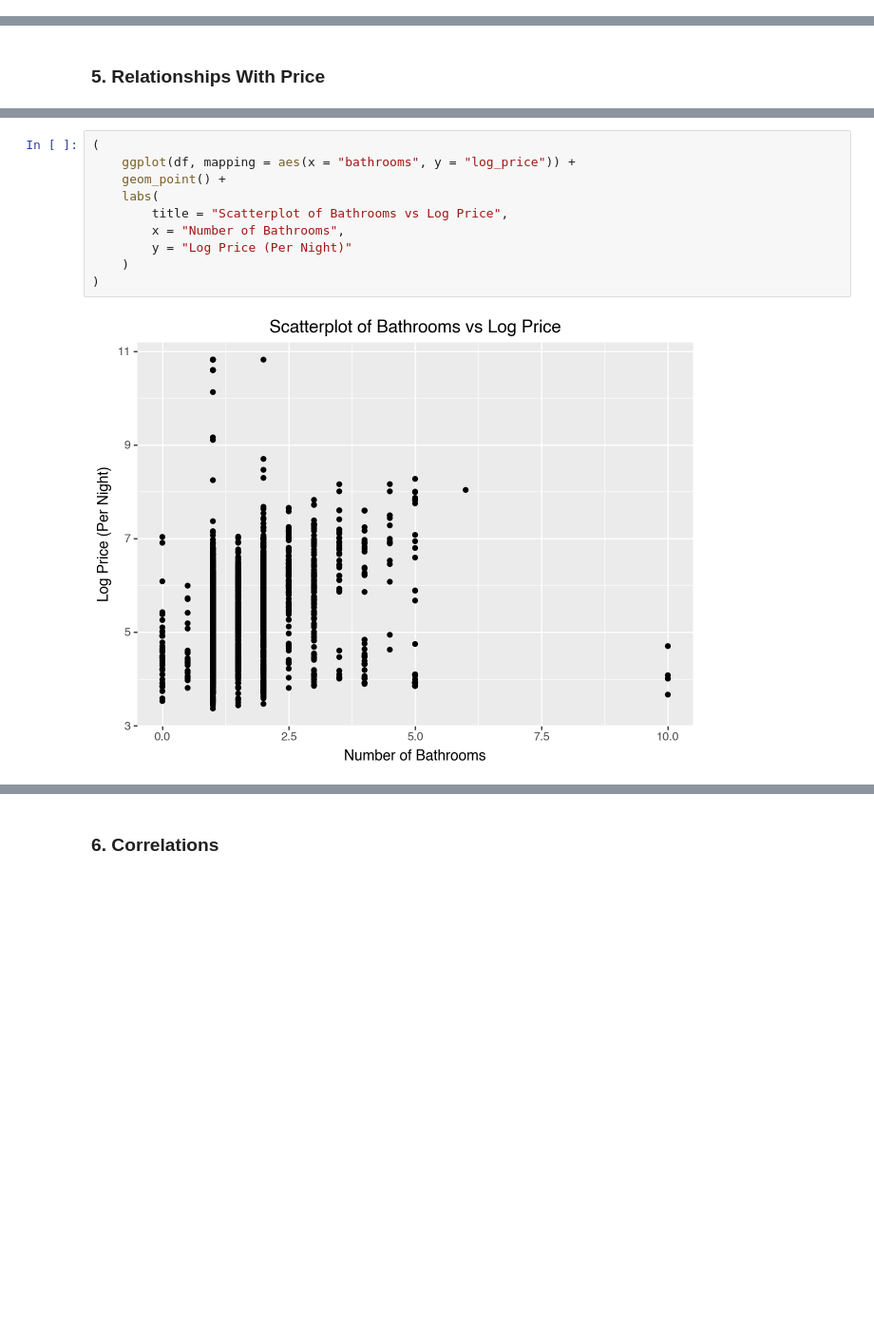
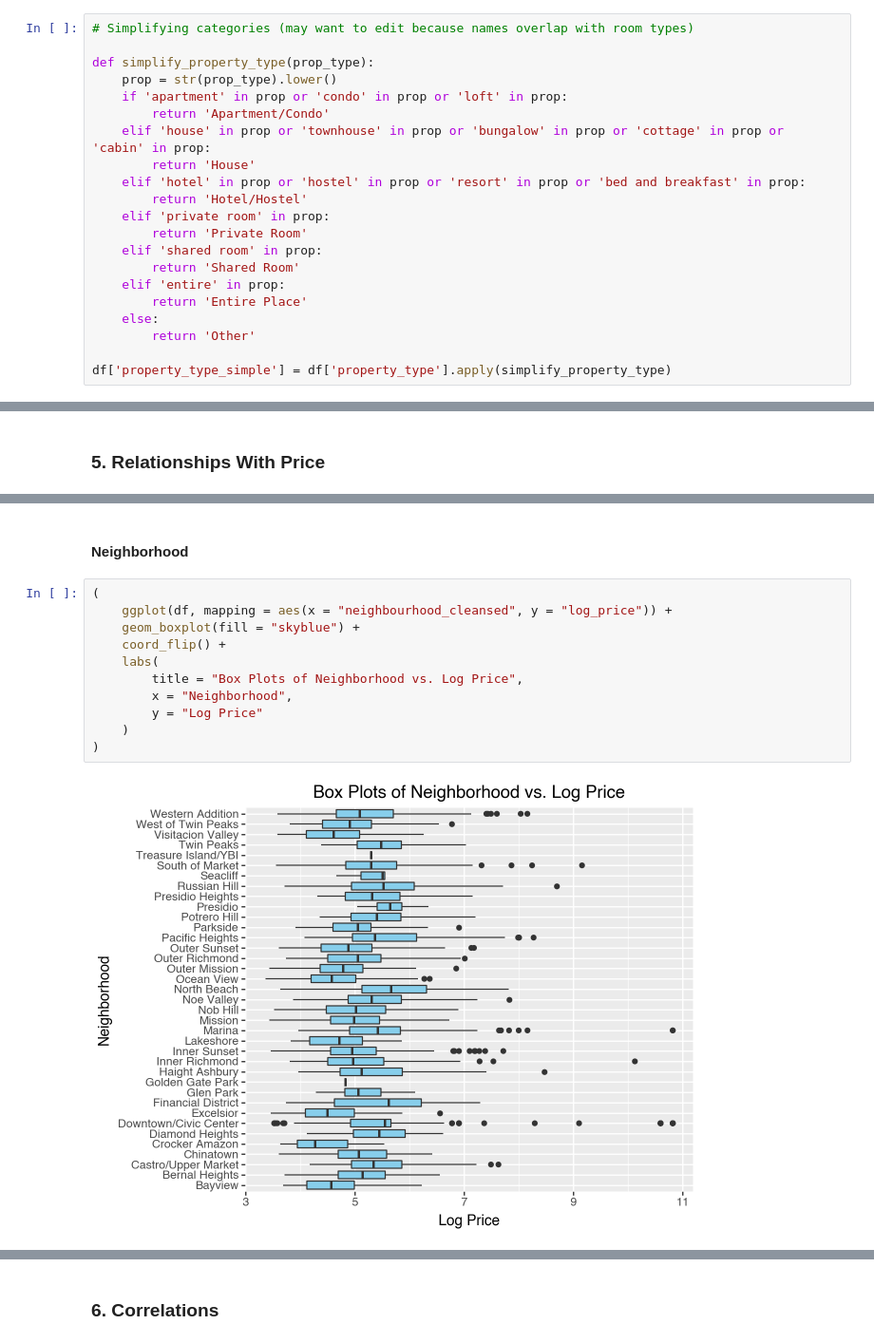
Before and after one commit to matteosaisi/airbnb-pricing-optimization, a Jupyter notebook: notebooks/01_data_exploration.ipynb, the cells around one changed output, grey strips where cells are left out. Shown at 95% size. Drawn from its saved outputs; the diff is of its cells as text; blank space fills up the shorter version.

Commit message:
adding relationships with price

```diff
--- a/notebooks/01_data_exploration.ipynb
+++ b/notebooks/01_data_exploration.ipynb
@@ -286,3 +288,24 @@ Private room in bungalow                 1
 Shared room in boutique hotel            1
 Shared room in guesthouse                1
 Name: count, dtype: int64
+# %%
+# Simplifying categories (may want to edit because names overlap with room types)
+
+def simplify_property_type(prop_type):
+    prop = str(prop_type).lower()
+    if 'apartment' in prop or 'condo' in prop or 'loft' in prop:
+        return 'Apartment/Condo'
+    elif 'house' in prop or 'townhouse' in prop or 'bungalow' in prop or 'cottage' in prop or 'cabin' in prop:
+        return 'House'
+    elif 'hotel' in prop or 'hostel' in prop or 'resort' in prop or 'bed and breakfast' in prop:
+        return 'Hotel/Hostel'
+    elif 'private room' in prop:
+        return 'Private Room'
+    elif 'shared room' in prop:
+        return 'Shared Room'
+    elif 'entire' in prop:
+        return 'Entire Place'
+    else:
+        return 'Other'
+
+df['property_type_simple'] = df['property_type'].apply(simplify_property_type)
@@ -411,12 +609,15 @@ Name: count, dtype: int64
+# %% [markdown]
+#### Neighborhood
 # %%
 (
-    ggplot(df, mapping = aes(x = "bathrooms", y = "log_price")) +
-    geom_point() +
+    ggplot(df, mapping = aes(x = "neighbourhood_cleansed", y = "log_price")) +
+    geom_boxplot(fill = "skyblue") +
+    coord_flip() +
     labs(
-        title = "Scatterplot of Bathrooms vs Log Price",
-        x = "Number of Bathrooms",
-        y = "Log Price (Per Night)"
+        title = "Box Plots of Neighborhood vs. Log Price",
+        x = "Neighborhood",
+        y = "Log Price"
     )
 )
 # %% [output]
-[figure, old version]
+[figure, new version]
```
Also changed, not shown: parts of 24 cells of this notebook.
